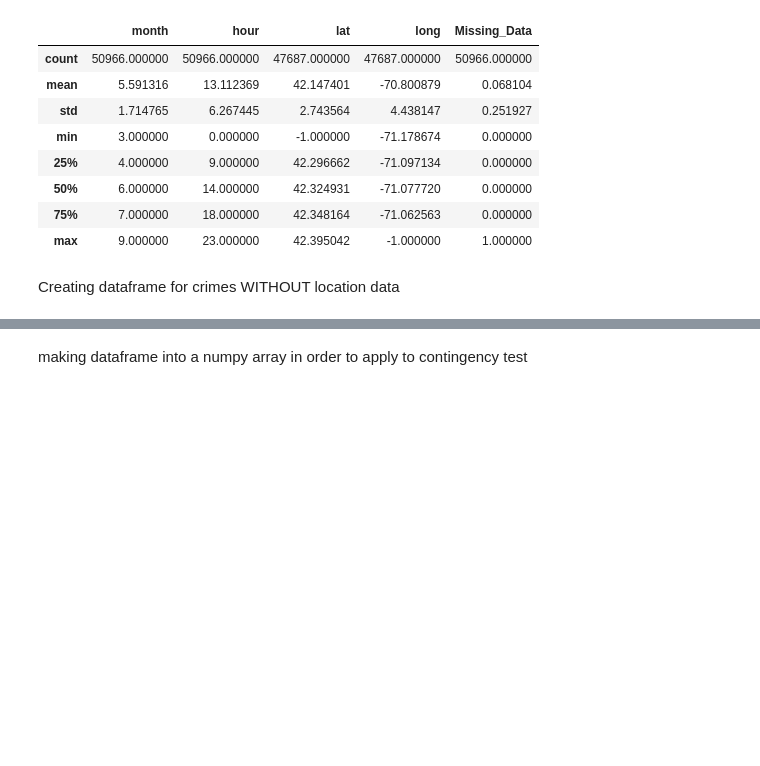
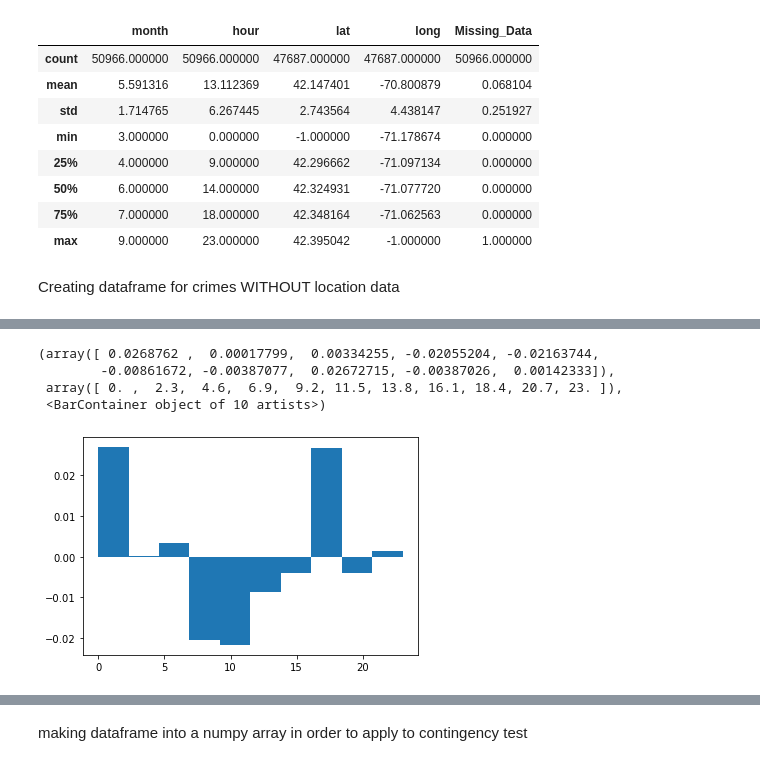
Before and after one commit to Albina-C/DH-Social-Good, a Jupyter notebook: Social-Good-Analysis.ipynb, the cells around one changed output, grey strips where cells are left out. Cells and saved outputs as stored; diff of their text form; code cells hidden in the pictures; blank space fills up the shorter version.

```diff
--- a/Social-Good-Analysis.ipynb
+++ b/Social-Good-Analysis.ipynb
@@ -115,4 +126,12 @@ output_hour
 [figure]
+# %%
+plt.hist(x=output_hour['index'],weights=output_hour['residuals'])
+# %% [output]
+(array([ 0.0268762 ,  0.00017799,  0.00334255, -0.02055204, -0.02163744,
+        -0.00861672, -0.00387077,  0.02672715, -0.00387026,  0.00142333]),
+ array([ 0. ,  2.3,  4.6,  6.9,  9.2, 11.5, 13.8, 16.1, 18.4, 20.7, 23. ]),
+ <BarContainer object of 10 artists>)
+[figure, added]
 # %%
 output_month = compare(df1,df2,'month')
 output_month
```
Also changed, not shown: parts of 14 cells of this notebook.
